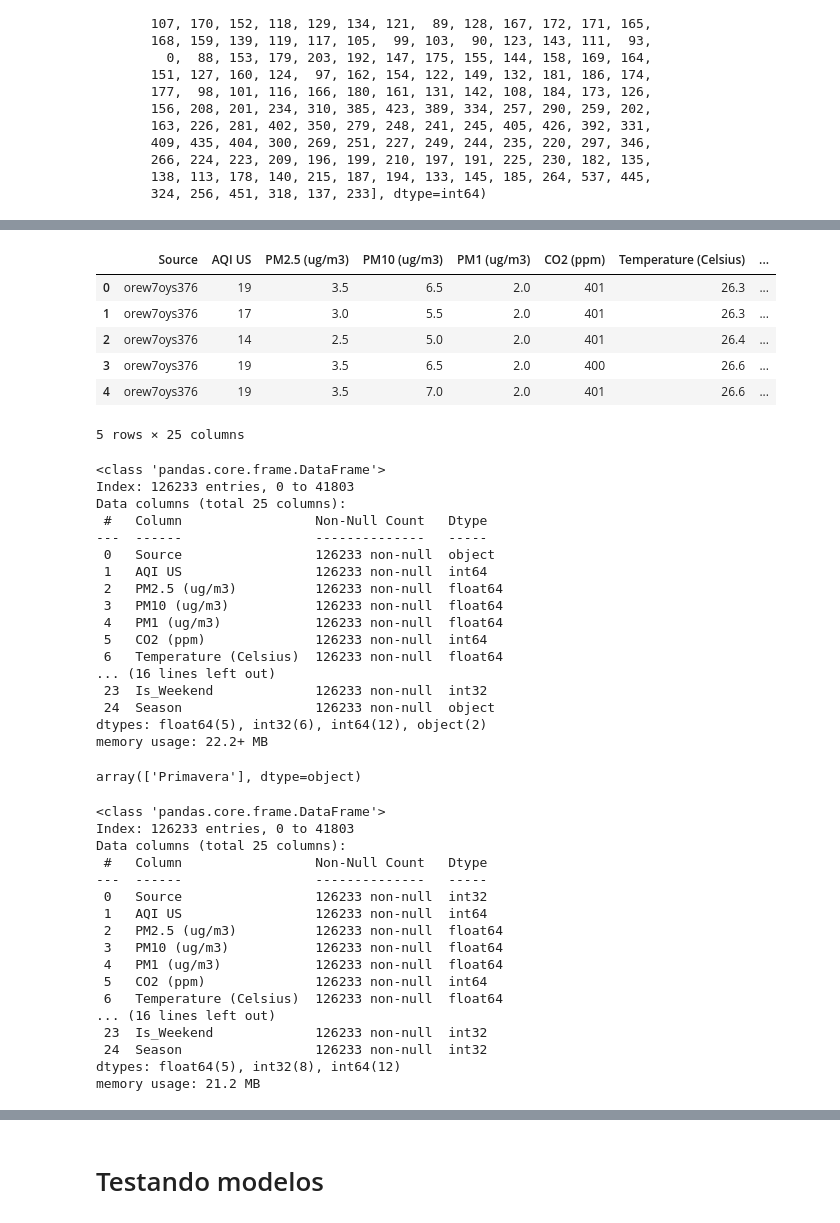
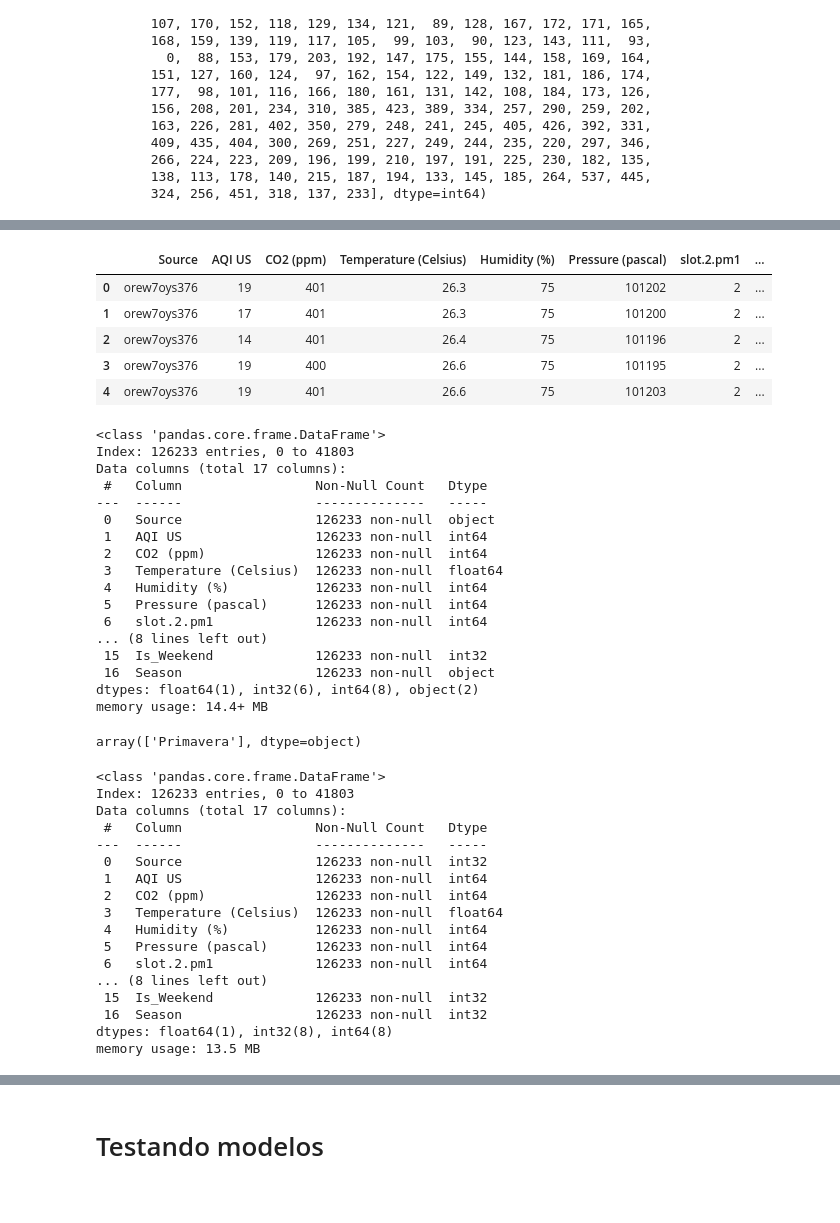
Before and after one commit to victor7miguel7/pesquisa-ic-ar, a Jupyter notebook: air_quality.ipynb, the cells around one changed output, grey strips where cells are left out. Saved outputs shown, nothing was run; the diff lists cells and outputs as text; code cells hidden in the pictures.

```diff
--- a/air_quality.ipynb
+++ b/air_quality.ipynb
@@ -64,0 +41,3 @@ df_concatenado
+# %%
+pd.set_option('display.max_columns', None)
+df_concatenado
@@ -248,36 +295,35 @@ See the caveats in the documentation: https://pandas.pydata.org/pandas-docs/stab
 # %%
 # Remover as colunas
-df_filtrado = df_filtrado.drop(['Datetime_start', 'Datetime_end','Timezone','Temperature (Fahrenheit)', 'AQI CN'], axis=1)
+df_filtrado = df_filtrado.drop(['Datetime_start', 'Datetime_end','Timezone','Temperature (Fahrenheit)', 'AQI CN',"PM2.5 (ug/m3)",'PM10 (ug/m3)', 'PM1 (ug/m3)','slot.4.pm1','slot.4.pm10','slot.4.pm25','Particle Count','slot.4.pc'], axis=1)
 df_filtrado.head()
 # %% [output]
-|  | Source | AQI US | PM2.5 (ug/m3) | PM10 (ug/m3) | PM1 (ug/m3) | CO2 (ppm) | Temperature (Celsius) | ... |
-| 0 | orew7oys376 | 19 | 3.5 | 6.5 | 2.0 | 401 | 26.3 | ... |
-| 1 | orew7oys376 | 17 | 3.0 | 5.5 | 2.0 | 401 | 26.3 | ... |
-| 2 | orew7oys376 | 14 | 2.5 | 5.0 | 2.0 | 401 | 26.4 | ... |
-| 3 | orew7oys376 | 19 | 3.5 | 6.5 | 2.0 | 400 | 26.6 | ... |
-| 4 | orew7oys376 | 19 | 3.5 | 7.0 | 2.0 | 401 | 26.6 | ... |
+|  | Source | AQI US | CO2 (ppm) | Temperature (Celsius) | Humidity (%) | Pressure (pascal) | slot.2.pm1 | ... |
+| 0 | orew7oys376 | 19 | 401 | 26.3 | 75 | 101202 | 2 | ... |
+| 1 | orew7oys376 | 17 | 401 | 26.3 | 75 | 101200 | 2 | ... |
+| 2 | orew7oys376 | 14 | 401 | 26.4 | 75 | 101196 | 2 | ... |
+| 3 | orew7oys376 | 19 | 400 | 26.6 | 75 | 101195 | 2 | ... |
+| 4 | orew7oys376 | 19 | 401 | 26.6 | 75 | 101203 | 2 | ... |
-5 rows × 25 columns
 # %%
 df_filtrado.info()
 df_filtrado['Season'].unique()
 # %% [output]
 <class 'pandas.core.frame.DataFrame'>
 Index: 126233 entries, 0 to 41803
-Data columns (total 25 columns):
+Data columns (total 17 columns):
  #   Column                 Non-Null Count   Dtype
 ---  ------                 --------------   -----
  0   Source                 126233 non-null  object
  1   AQI US                 126233 non-null  int64
- 2   PM2.5 (ug/m3)          126233 non-null  float64
- 3   PM10 (ug/m3)           126233 non-null  float64
- 4   PM1 (ug/m3)            126233 non-null  float64
- 5   CO2 (ppm)              126233 non-null  int64
- 6   Temperature (Celsius)  126233 non-null  float64
-... (16 lines left out)
- 23  Is_Weekend             126233 non-null  int32
- 24  Season                 126233 non-null  object
-dtypes: float64(5), int32(6), int64(12), object(2)
-memory usage: 22.2+ MB
+ 2   CO2 (ppm)              126233 non-null  int64
+ 3   Temperature (Celsius)  126233 non-null  float64
+ 4   Humidity (%)           126233 non-null  int64
+ 5   Pressure (pascal)      126233 non-null  int64
+ 6   slot.2.pm1             126233 non-null  int64
+... (8 lines left out)
+ 15  Is_Weekend             126233 non-null  int32
+ 16  Season                 126233 non-null  object
+dtypes: float64(1), int32(6), int64(8), object(2)
+memory usage: 14.4+ MB
 array(['Primavera'], dtype=object)
 # %%
 from sklearn.preprocessing import LabelEncoder
@@ -292,21 +338,21 @@ df_filtrado.info()
 # %% [output]
 <class 'pandas.core.frame.DataFrame'>
 Index: 126233 entries, 0 to 41803
-Data columns (total 25 columns):
+Data columns (total 17 columns):
  #   Column                 Non-Null Count   Dtype
 ---  ------                 --------------   -----
  0   Source                 126233 non-null  int32
  1   AQI US                 126233 non-null  int64
- 2   PM2.5 (ug/m3)          126233 non-null  float64
- 3   PM10 (ug/m3)           126233 non-null  float64
- 4   PM1 (ug/m3)            126233 non-null  float64
- 5   CO2 (ppm)              126233 non-null  int64
- 6   Temperature (Celsius)  126233 non-null  float64
-... (16 lines left out)
- 23  Is_Weekend             126233 non-null  int32
- 24  Season                 126233 non-null  int32
-dtypes: float64(5), int32(8), int64(12)
-memory usage: 21.2 MB
+ 2   CO2 (ppm)              126233 non-null  int64
+ 3   Temperature (Celsius)  126233 non-null  float64
+ 4   Humidity (%)           126233 non-null  int64
+ 5   Pressure (pascal)      126233 non-null  int64
+ 6   slot.2.pm1             126233 non-null  int64
+... (8 lines left out)
+ 15  Is_Weekend             126233 non-null  int32
+ 16  Season                 126233 non-null  int32
+dtypes: float64(1), int32(8), int64(8)
+memory usage: 13.5 MB
 # %%
 df_filtrado.tail(10)
 # %% [output]
```
Also changed, not shown: parts of 24 cells of this notebook.
